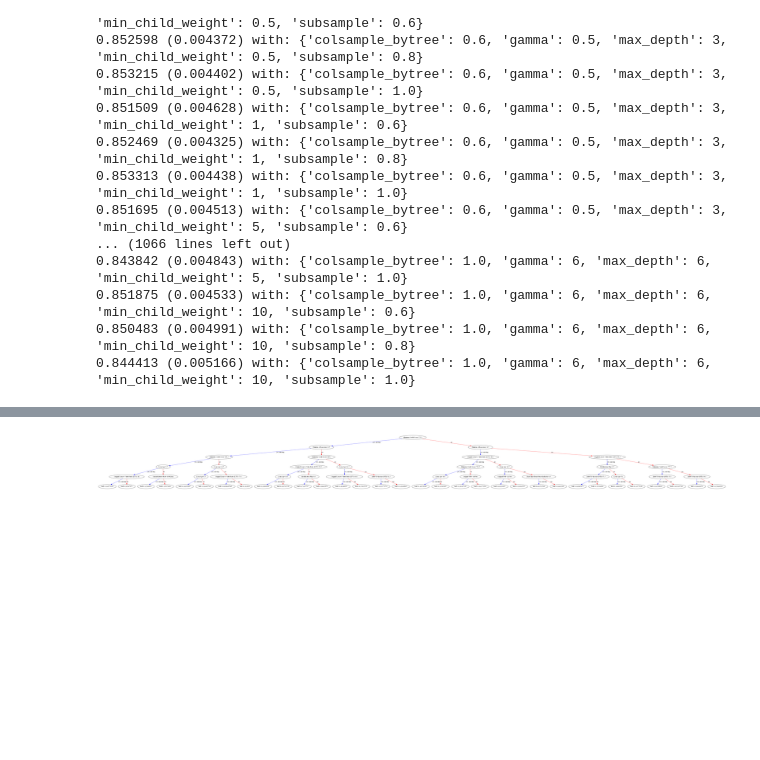
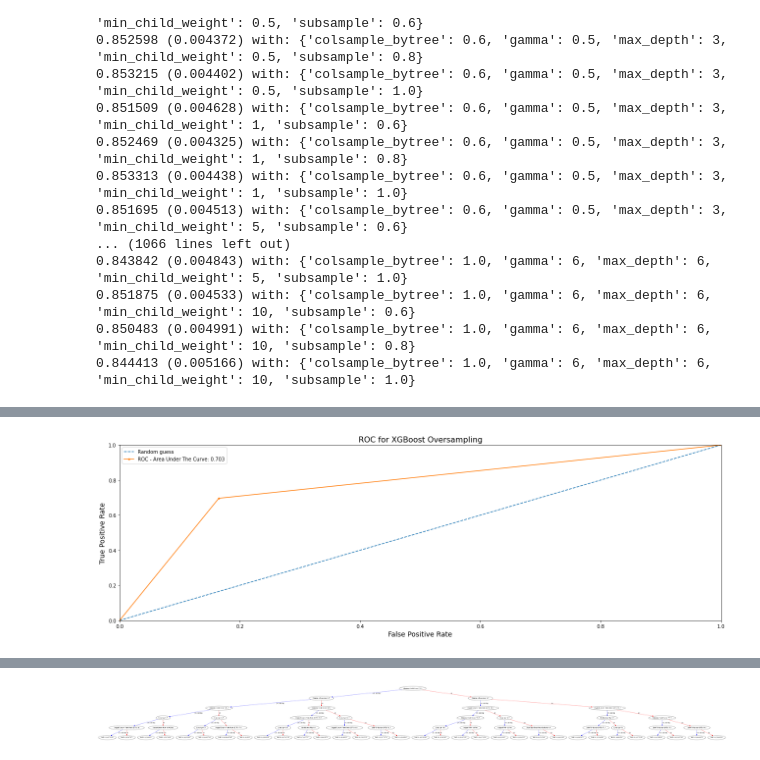
Before and after one commit to RaulCPena/classification_analysis, a Jupyter notebook: Jupyter_Notebooks/XGBoost.ipynb, the cells around one changed output, grey strips where cells are left out. Saved outputs shown, nothing was run; the diff lists cells and outputs as text; code cells hidden in the pictures; blank space fills up the shorter version.

```diff
--- a/Jupyter_Notebooks/XGBoost.ipynb
+++ b/Jupyter_Notebooks/XGBoost.ipynb
@@ -99,6 +101,6 @@ Counter({0: 45632, 1: 22816})
 Counter({0: 45632, 1: 31942})
 # %%
 #Using the train_test_split to create train and test sets.
-X_train_o, X_test_o, y_train_o, y_test_o = train_test_split(X_over, y_over, random_state = 42, test_size = 0.10)
+X_train_o, X_test_o, y_train_o, y_test_o = train_test_split(X_over, y_over, random_state = 42, test_size = 0.33)
 # %%
 #Using the train_test_split to create train and test sets.
@@ -155,20 +157,20 @@ Best: 0.856383 using {'colsample_bytree': 1.0, 'gamma': 0.5, 'max_depth': 5, 'mi
 # fit model on training data
 model_xgb_over = XGBClassifier(eval_metric='mlogloss',
 
-                               colsample_bytree= 1.0,
-                               gamma=0.5,
+                               colsample_bytree= 0.5,
+                               gamma=0.01,
                                max_depth=4,
-                               min_child_weight=0.2,
+                               min_child_weight=0.08,
                               subsample=1.0)
 model_xgb_over.fit(X_train_o, y_train_o)
 
 # make predictions for test data
-predictions = model_xgb_over.predict(X_test_o)
+predictions_xgb_over = model_xgb_over.predict(X_test_o)
 
 print(model_xgb_over)
 
 # evaluate predictions
-accuracy = accuracy_score(y_test_o, predictions)
+accuracy = accuracy_score(y_test_o, predictions_xgb_over)
 print("Accuracy: %.2f%%" % (accuracy * 100.0))
 # %% [output]
 XGBClassifier(base_score=0.5, booster='gbtree', colsample_bylevel=1,
@@ -183,0 +186,6 @@ Accuracy: 77.87%
+# %%
+print("Accuracy: %.2f%%" % (accuracy * 100.0))
+AUC_ROC = roc_auc_score(y_test_o, predictions_xgb_over) #<shift + tab> to learn more
+#prob_test_set[:,1] will gives the probabilities for all 1 ([0.5 to 1.0]) and 0 ([0 to 0.49])
+
+print('Area Under ROC Curve: %.3f' % AUC_ROC)
@@ -183,0 +227,26 @@ Accuracy: 77.87%
+# %%
+# Computing Receiver operating characteristic (ROC)
+fpr, tpr, thresholds = roc_curve(y_test_o, predictions_xgb_over)
+# %%
+# Let's get the plot now!
+# plot no skill - A line for random guess
+plt.figure(figsize=(18,6))
+plt.plot([0, 1], [0, 1], linestyle='--', label = 'Random guess' )
+
+# plot the roc curve for the model
+plt.plot(fpr, tpr, marker='.', label = 'ROC - Area Under The Curve: %.3f' % AUC_ROC)
+
+# let's set the limits (0,1)
+plt.xlim([0, 1])
+plt.ylim([0, 1])
+
+# good to put title and labels
+plt.title('ROC for XGBoost Oversampling', fontsize=16)
+plt.ylabel('True Positive Rate', fontsize=14)
+plt.xlabel('False Positive Rate', fontsize=14)
+# putting the legends
+plt.tight_layout()
+plt.legend()
+plt.savefig('../Notebook_images/roc_xgboost_oversampling');
+# %% [output]
+[figure, added]
```
Also changed, not shown: parts of 13 cells of this notebook, 11 other files.
